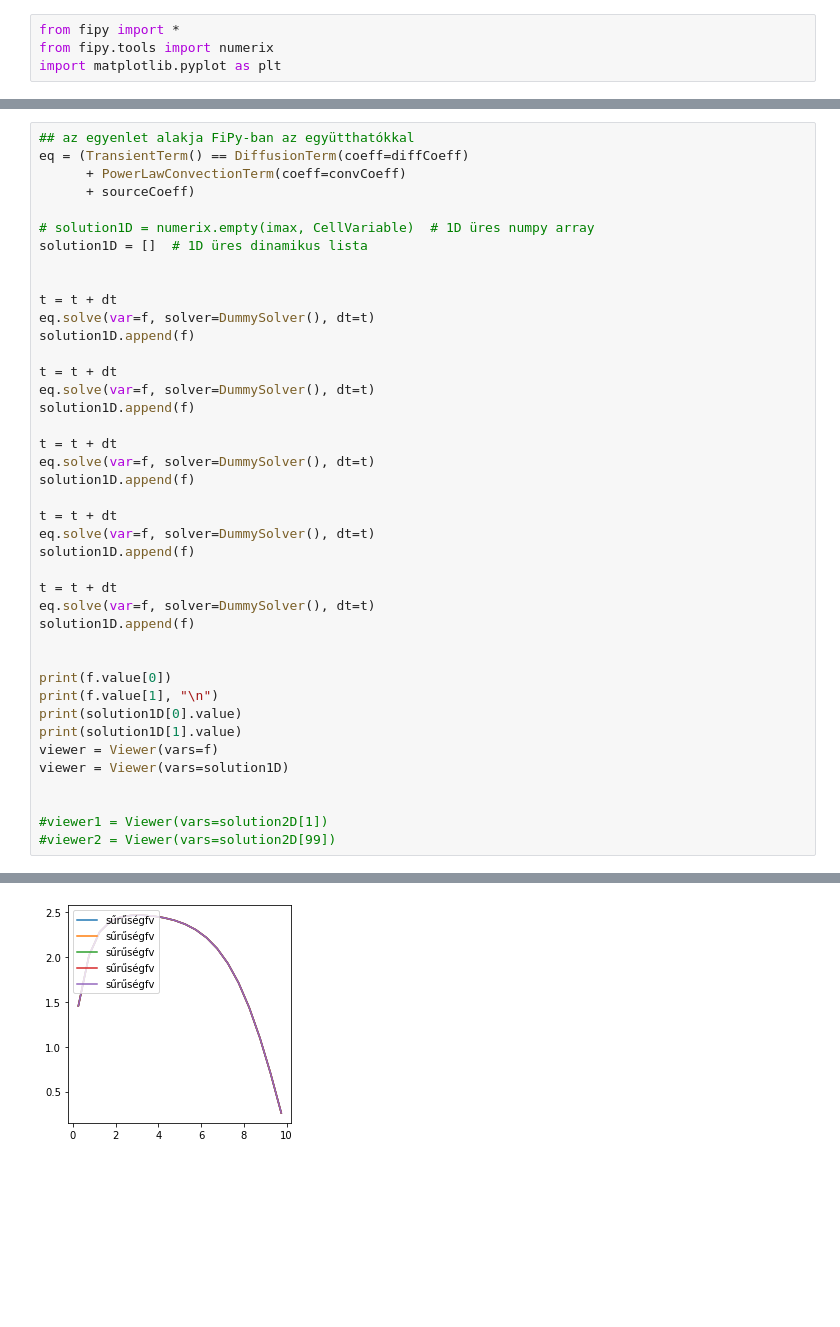
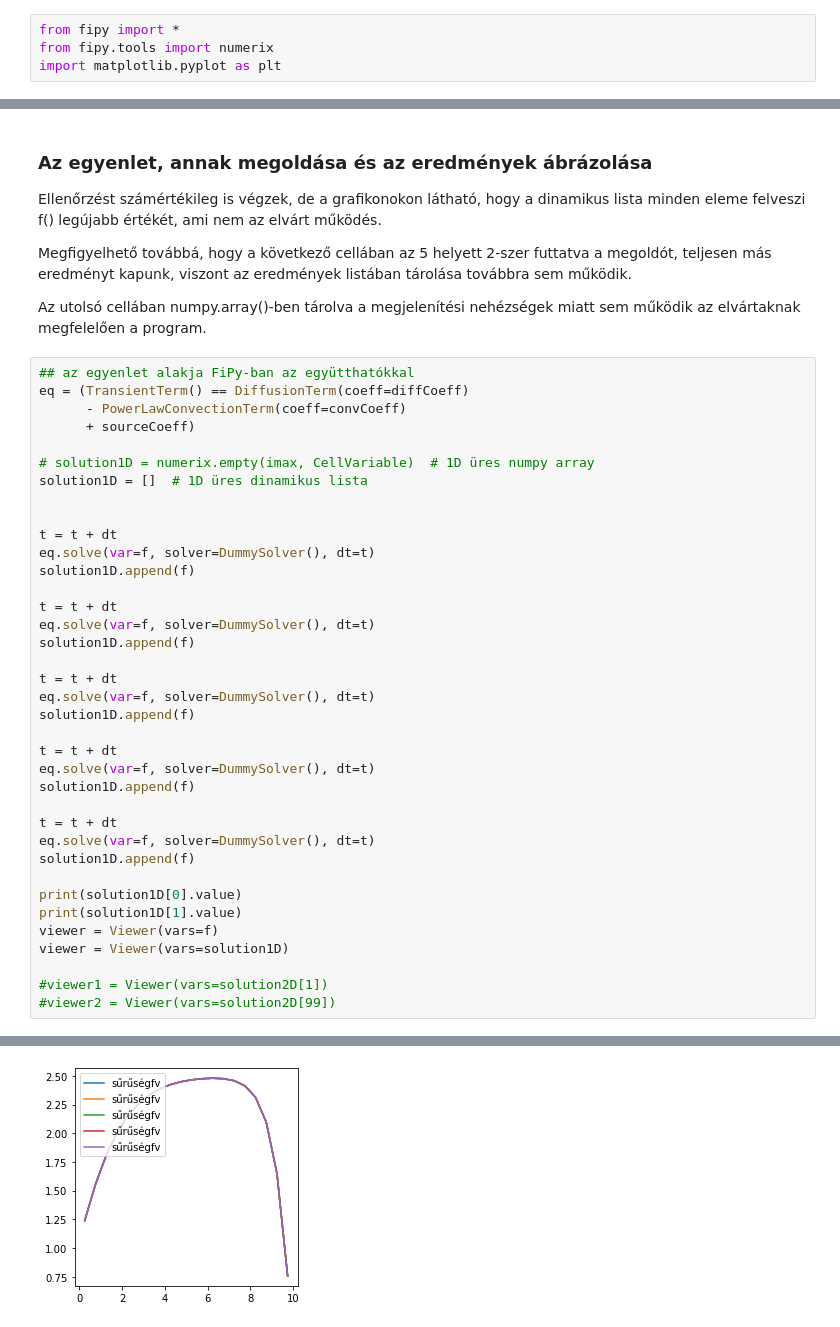
Before and after one commit to leferi99/szakdolgozat, a Jupyter notebook: drafts/current-Copy3.ipynb, the cells around one changed output, grey strips where cells are left out. Cells and saved outputs as stored; diff of their text form; blank space fills up the shorter version.

```diff
--- a/drafts/current-Copy3.ipynb
+++ b/drafts/current-Copy3.ipynb
@@ -44,7 +64,15 @@ f.constrain(valueRight, mesh.facesRight)
+# %% [markdown]
+### Az egyenlet, annak megoldása és az eredmények ábrázolása
+
+Ellenőrzést számértékileg is végzek, de a grafikonokon látható, hogy a dinamikus lista minden eleme felveszi f() legújabb értékét, ami nem az elvárt működés.
+
+Megfigyelhető továbbá, hogy a következő cellában az 5 helyett 2-szer futtatva a megoldót, teljesen más eredményt kapunk, viszont az eredmények listában tárolása továbbra sem működik.
+
+Az utolsó cellában numpy.array()-ben tárolva a megjelenítési nehézségek miatt sem működik az elvártaknak megfelelően a program.
 # %%
 ## az egyenlet alakja FiPy-ban az együtthatókkal
 eq = (TransientTerm() == DiffusionTerm(coeff=diffCoeff)
-      + PowerLawConvectionTerm(coeff=convCoeff)
+      - PowerLawConvectionTerm(coeff=convCoeff)
       + sourceCoeff)
 
 # solution1D = numerix.empty(imax, CellVariable)  # 1D üres numpy array
@@ -71,15 +99,11 @@ t = t + dt
 eq.solve(var=f, solver=DummySolver(), dt=t)
 solution1D.append(f)
 
-
-print(f.value[0])
-print(f.value[1], "\n")
 print(solution1D[0].value)
 print(solution1D[1].value)
 viewer = Viewer(vars=f)
 viewer = Viewer(vars=solution1D)
 
-
 #viewer1 = Viewer(vars=solution2D[1])
 #viewer2 = Viewer(vars=solution2D[99])
 # %% [output]
@@ -98,4 +119,4 @@ viewer = Viewer(vars=solution1D)
-[figure, old version]
+[figure, new version]
 # %%
 R = 10.  ## teljes hossz, amire lefut a program
 nr = 20  ## ennyi részre lesz felosztva
```
Also changed, not shown: parts of 9 cells of this notebook.
